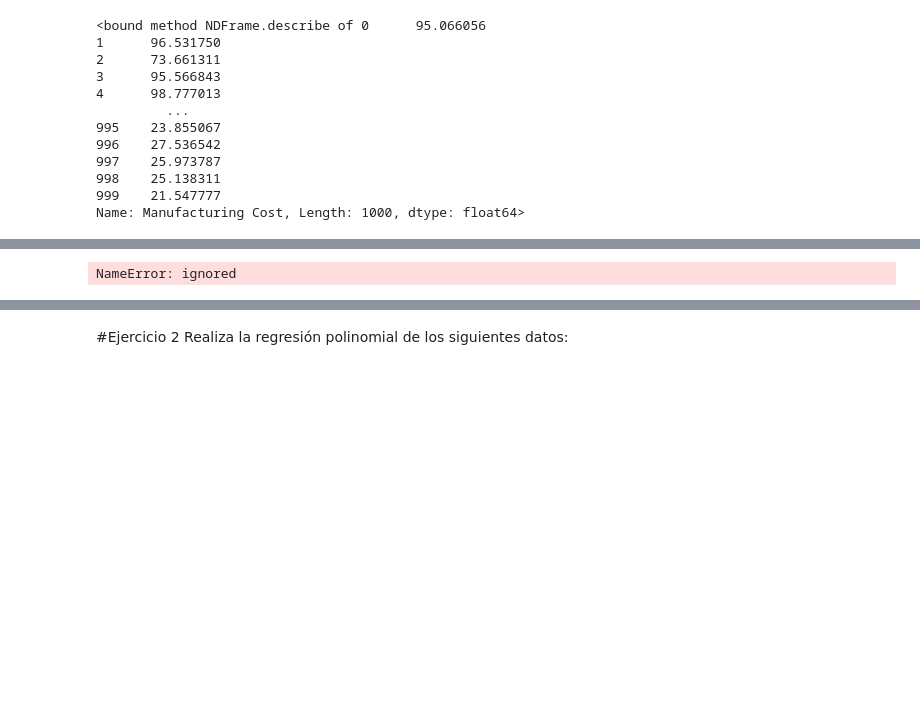
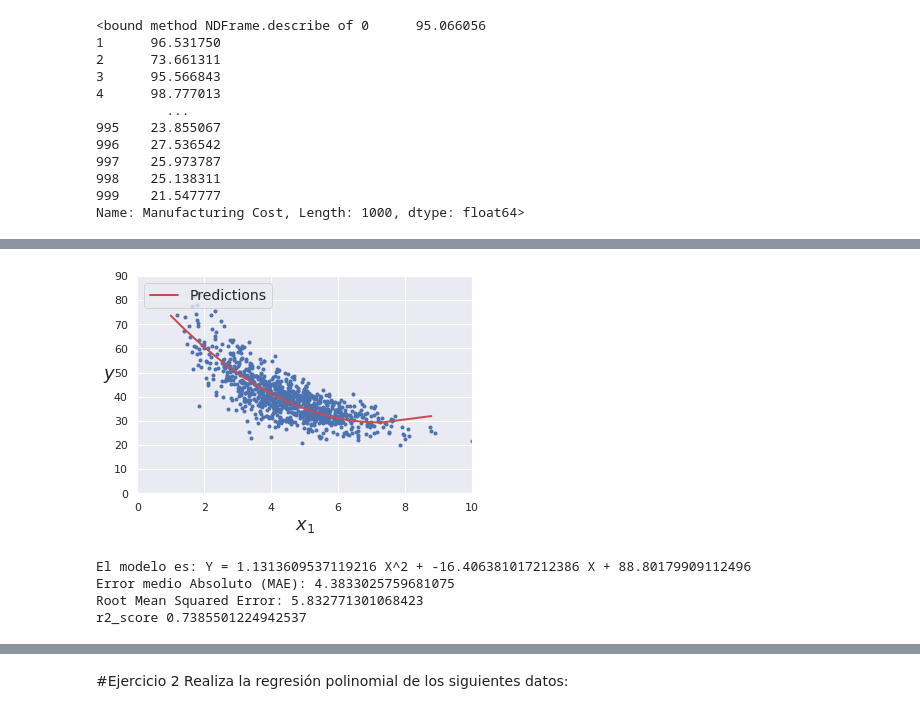
Before and after one commit to PosgradoMNA/Zayra-Annette-Lopez-Regalado-A00544748-Actividades-de-aprendizaje, a Jupyter notebook: TecMty_Regresion_lineal_polinomial A00544748.ipynb, the cells around one changed output, grey strips where cells are left out. Cells and saved outputs as stored; diff of their text form; code cells hidden in the pictures; blank space fills up the shorter version.

```diff
--- a/TecMty_Regresion_lineal_polinomial A00544748.ipynb
+++ b/TecMty_Regresion_lineal_polinomial A00544748.ipynb
@@ -309,9 +426,39 @@ plt.plot(X,y,'b.')
+# %%
+# Grafica
+
+order = np.argsort(X_test.values.ravel())
+
+sortedXPoly = X_test.values.ravel()[order]
+sortedYPoly = y_test.values.ravel()[order]
+sorted_predicPoly = y_con_regresion_poli[order]
+
+
+plt.plot(X, y, "b.")
+plt.plot(sortedXPoly, sorted_predicPoly, "r-", linewidth=2, label="Predictions")
+plt.xlabel("$x_1$", fontsize=18)
+plt.ylabel("$y$", rotation=0, fontsize=18)
+plt.legend(loc="upper left", fontsize=14)
+plt.axis([0, 10, 0, 90]);
+# %% [output]
+[figure, added]
 # %%
 from sklearn import metrics
 from sklearn.metrics import r2_score
 
-print('Error medio Absoluto (MAE):', metrics.mean_absolute_error(y, y_pred))
-print('Root Mean Squared Error:', np.sqrt(metrics.mean_squared_error(y, y_pred)))
-print('r2_score',r2_score(y, y_pred))
+
+print('El modelo es: Y =', regresion_lineal_poli.coef_[1],'X^2 +', regresion_lineal_poli.coef_[0],'X +',regresion_lineal_poli.intercept_)
+
+mae_regresion_lineal_multiple = metrics.mean_absolute_error(y_test,y_con_regresion_poli)
+lista_para_mae.append(mae_regresion_lineal_multiple)
+r2_regresion_lineal_multiple = r2_score(y_test,y_con_regresion_poli)
+lista_para_r2.append(r2_regresion_lineal_multiple)
+
+
+print('Error medio Absoluto (MAE):', metrica_mae)
+print('Root Mean Squared Error:', np.sqrt(metrics.mean_squared_error(y_test, y_con_regresion_poli)))
+print('r2_score',r2Score)
 # %% [output]
-NameError: ignored
+El modelo es: Y = 1.1313609537119216 X^2 + -16.406381017212386 X + 88.80179909112496
+Error medio Absoluto (MAE): 4.3833025759681075
+Root Mean Squared Error: 5.832771301068423
+r2_score 0.7385501224942537
```
Also changed, not shown: parts of 38 cells of this notebook.
